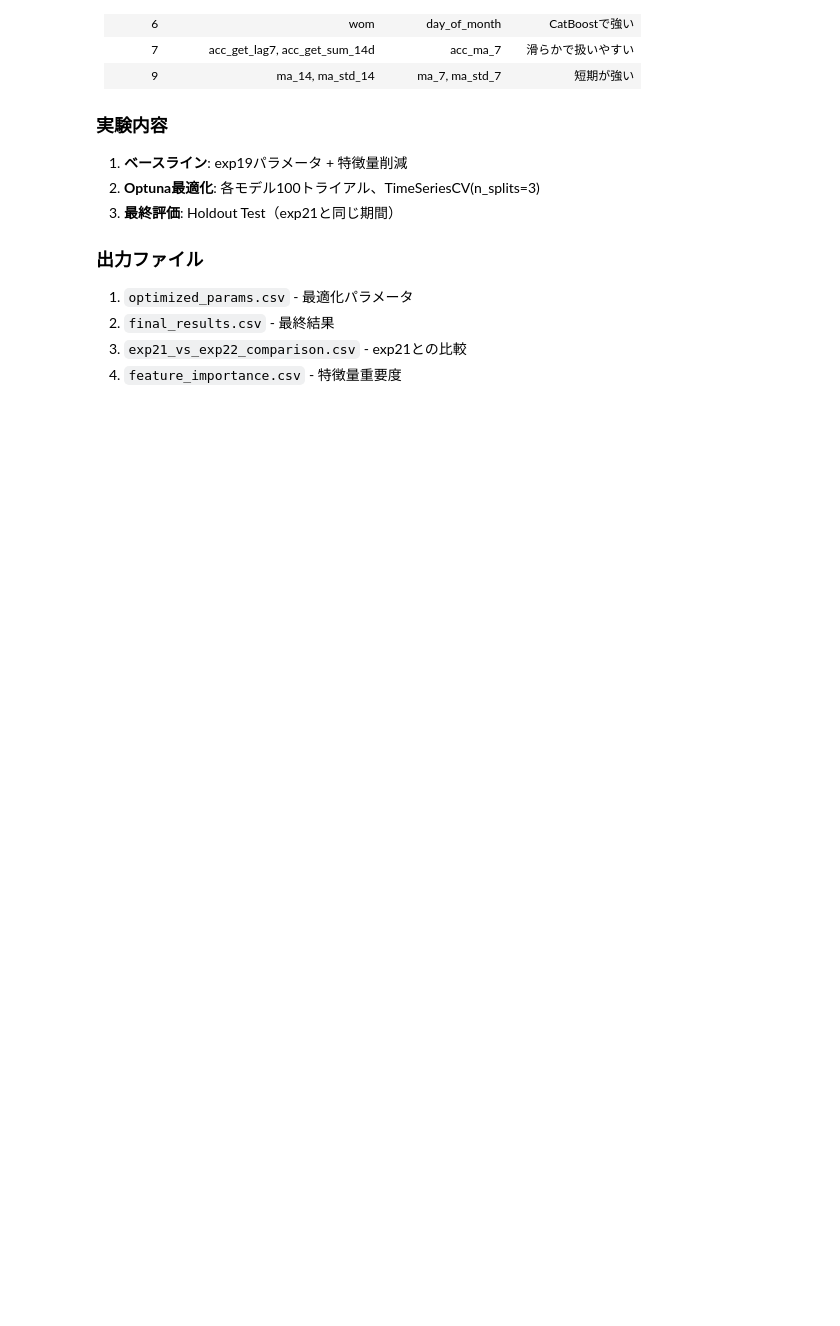
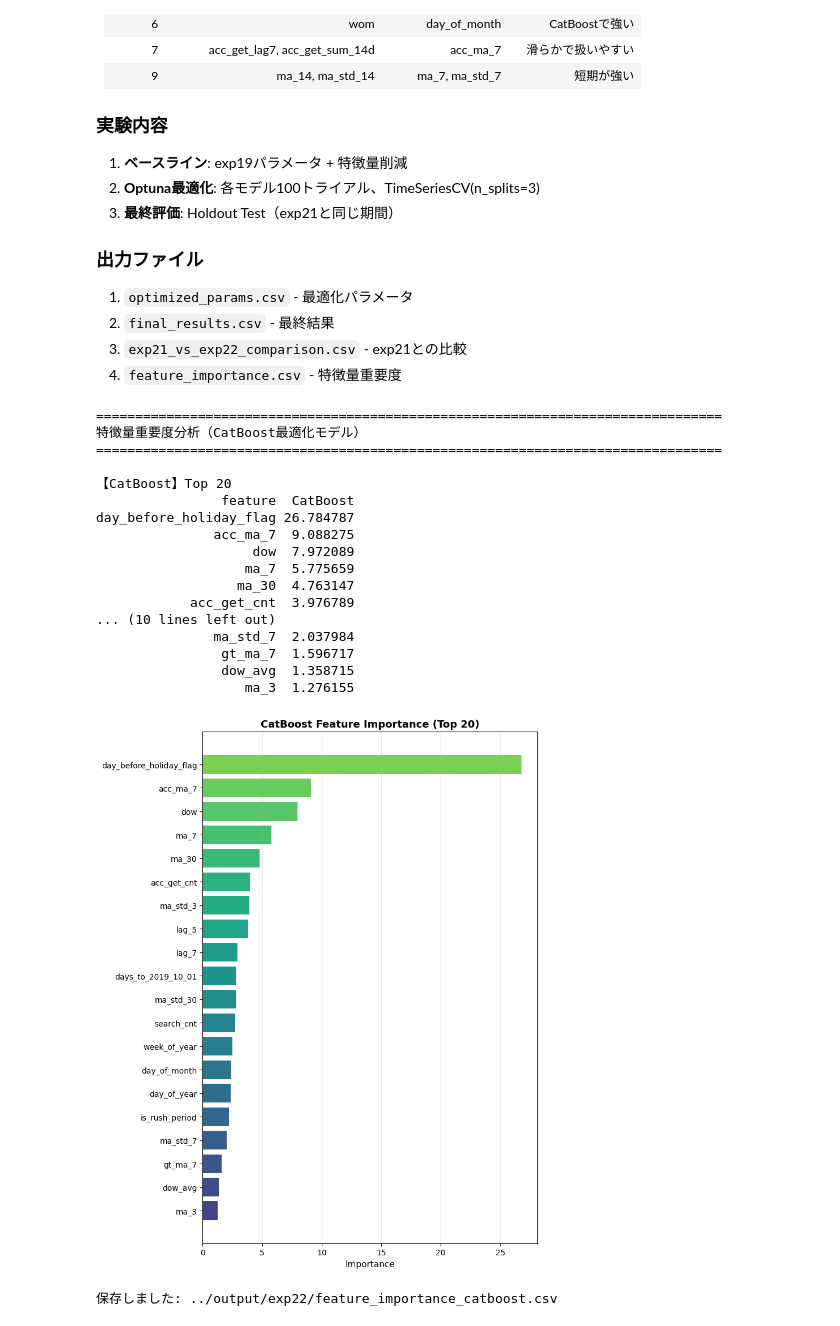
Before and after one commit to kobadaidesu/airregi-, a Jupyter notebook: kaggle-template/notebook/exp22.ipynb, the cells around one changed output. Cells and saved outputs as stored; diff of their text form; code cells hidden in the pictures; blank space fills up the shorter version.

```diff
--- a/kaggle-template/notebook/exp22.ipynb
+++ b/kaggle-template/notebook/exp22.ipynb
@@ -838,3 +1015,57 @@ print(f"\n保存しました: {output_dir}/final_results.csv")
 2. `final_results.csv` - 最終結果
 3. `exp21_vs_exp22_comparison.csv` - exp21との比較
 4. `feature_importance.csv` - 特徴量重要度
+# %%
+# ==================================================================================
+# 特徴量重要度分析（CatBoostのみ）
+# ==================================================================================
+import pandas as pd
+print("\n" + "=" * 80)
+print("特徴量重要度分析（CatBoost最適化モデル）")
+print("=" * 80)
+
+# CatBoostの特徴量重要度
+importance_df = pd.DataFrame({
+    'feature': feature_cols_exp22,
+    'CatBoost': catboost_opt.feature_importances_
+})
+
+# Top 20表示
+print("\n【CatBoost】Top 20")
+top20 = importance_df.sort_values('CatBoost', ascending=False).head(20)
+print(top20.to_string(index=False))
+
+# Top 20のみ可視化
+plt.figure(figsize=(8, 10))
+sorted_top20 = top20.sort_values('CatBoost', ascending=True)
+colors = plt.cm.viridis(np.linspace(0.2, 0.8, len(sorted_top20)))
+plt.barh(sorted_top20['feature'], sorted_top20['CatBoost'], color=colors)
+plt.xlabel('Importance', fontsize=11)
+plt.title('CatBoost Feature Importance (Top 20)', fontsize=13, fontweight='bold')
+plt.grid(alpha=0.3, axis='x')
+plt.tight_layout()
+plt.savefig(f'{output_dir}/feature_importance_catboost_top20.png', dpi=300, bbox_inches='tight')
+plt.show()
+
+importance_df.to_csv(f'{output_dir}/feature_importance_catboost.csv', index=False)
+print(f"\n保存しました: {output_dir}/feature_importance_catboost.csv")
+# %% [output]
+================================================================================
+特徴量重要度分析（CatBoost最適化モデル）
+================================================================================
+
+【CatBoost】Top 20
+                feature  CatBoost
+day_before_holiday_flag 26.784787
+               acc_ma_7  9.088275
+                    dow  7.972089
+                   ma_7  5.775659
+                  ma_30  4.763147
+            acc_get_cnt  3.976789
+... (10 lines left out)
+               ma_std_7  2.037984
+                gt_ma_7  1.596717
+                dow_avg  1.358715
+                   ma_3  1.276155
+[figure, added]
+保存しました: ../output/exp22/feature_importance_catboost.csv
```
Also changed, not shown: parts of 19 cells of this notebook, 32 other files.
